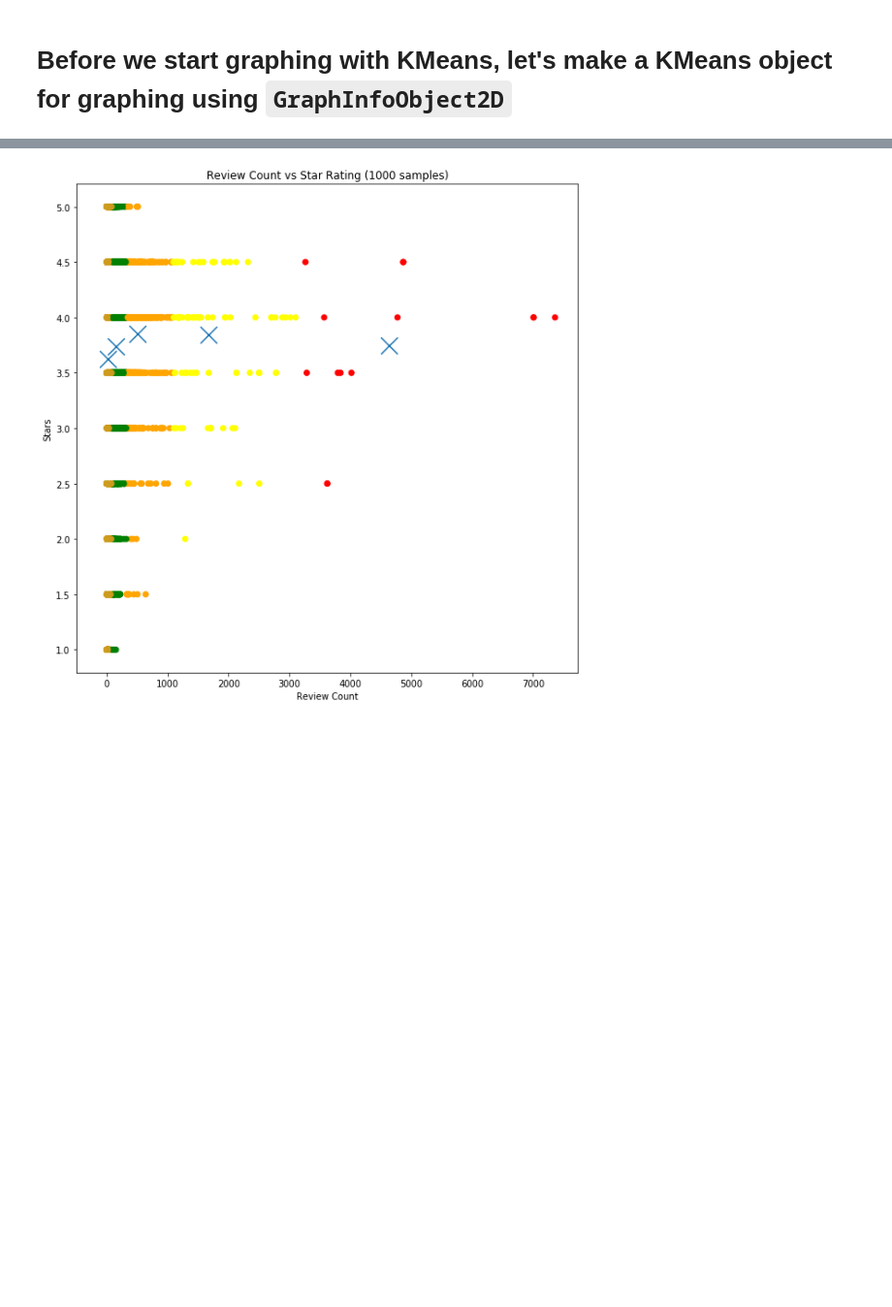
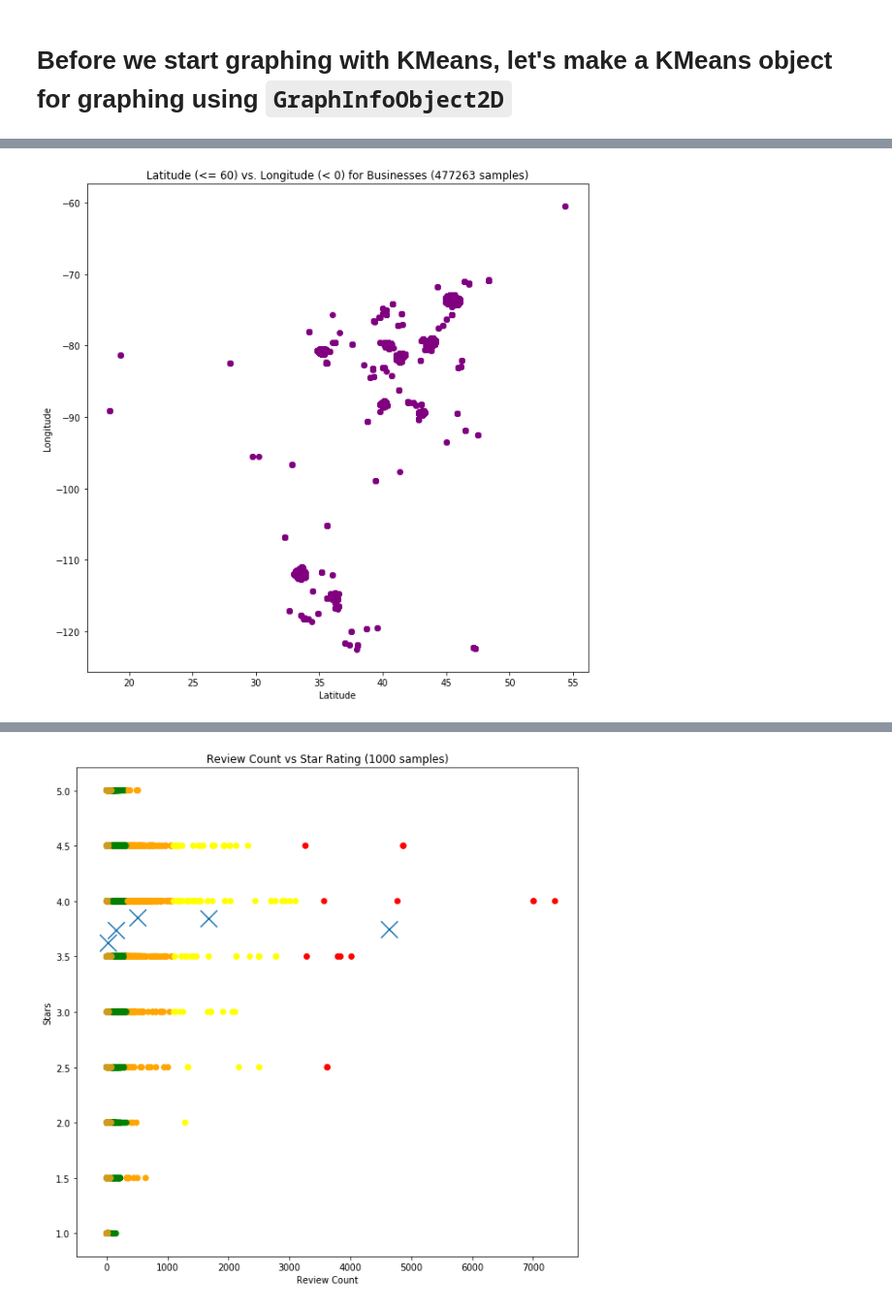
Before and after one commit to TheBetterTeam/GetYelp, a Jupyter notebook: Yelp Data/work.ipynb, the cells around one changed output, grey strips where cells are left out. Shown at 97% size. Saved outputs shown, nothing was run; the diff lists cells and outputs as text; code cells hidden in the pictures; blank space fills up the shorter version.

```diff
--- a/Yelp Data/work.ipynb
+++ b/Yelp Data/work.ipynb
@@ -193,0 +201,13 @@ graph.display()
+# %%
+focused_lats = focused_sample['latitude']
+focused_long = focused_sample['longitude']
+# %%
+title = ''.join(['Latitude (<= 60) vs. Longitude (< 0) for Businesses (', str(len(focused_lats)), ' samples)'])
+GIO_Focused = GraphInfoObject2D(title, (focused_lats, 'Latitude'), (focused_long, 'Longitude'))
+GIO_Focused.setColor(1,'purple')
+# %%
+graph = Graph2DScatter(GIO_Focused, focused_lats, focused_long)
+graph.create()
+graph.display()
+# %% [output]
+[figure, added]
```
Also changed, not shown: parts of 8 cells of this notebook.
